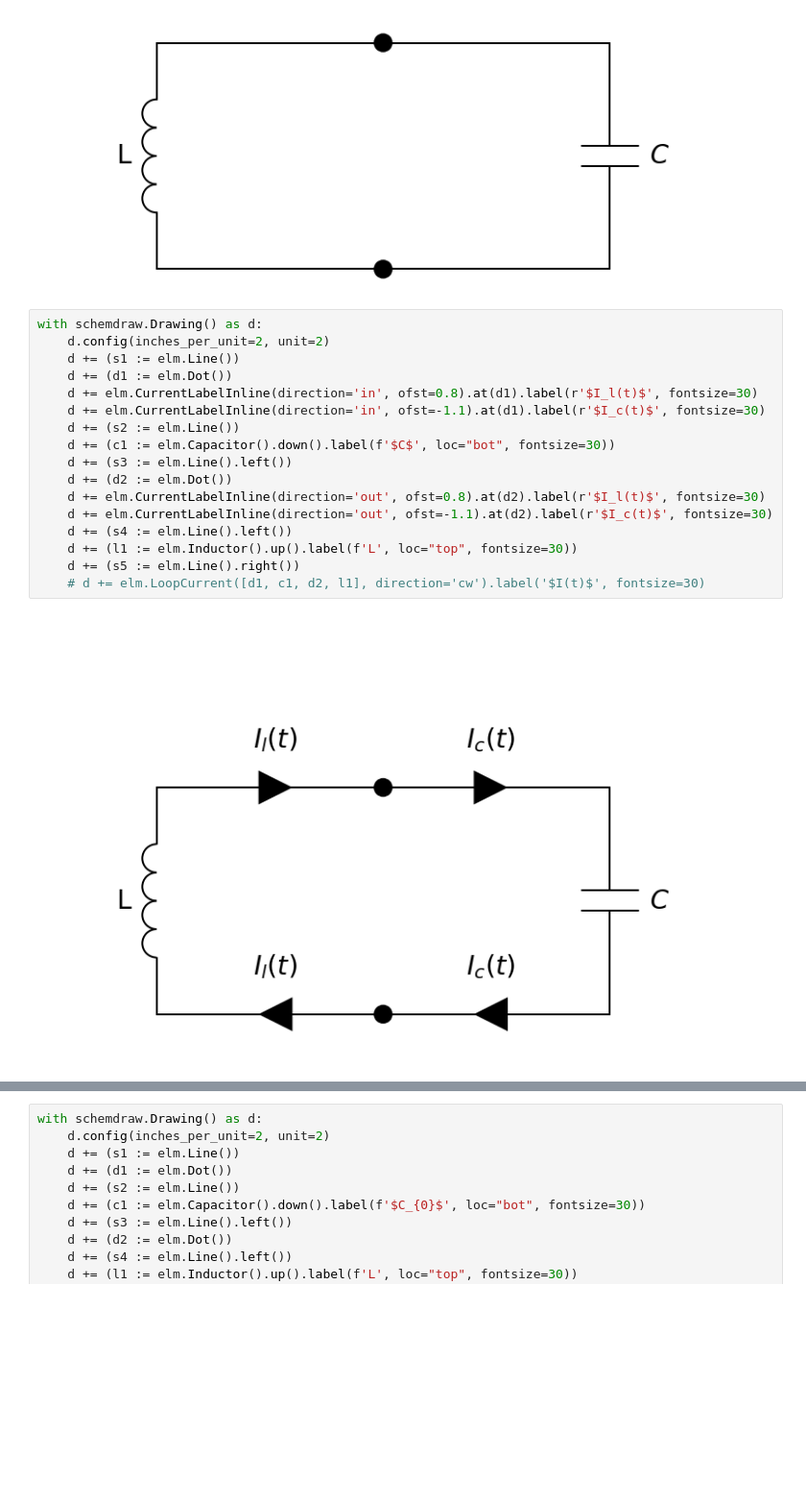
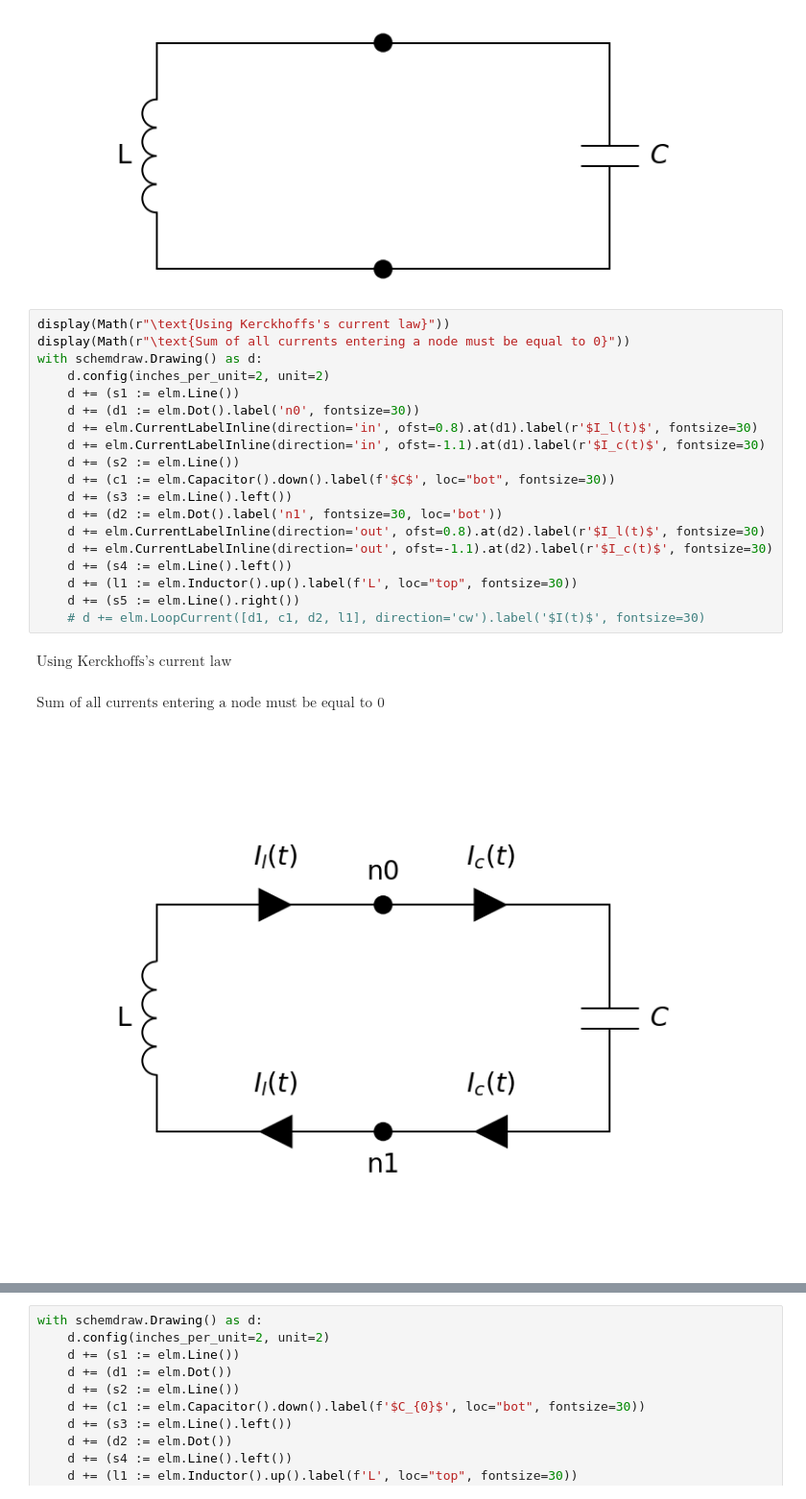
Before and after one commit to Sultan-Miscellaneous/LC_Interactive, a Jupyter notebook: LC_interactive.ipynb, the cells around one changed output, grey strips where cells are left out. Shown at 96% size. Saved outputs shown, nothing was run; the diff lists cells and outputs as text; blank space fills up the shorter version.

```diff
--- a/LC_interactive.ipynb
+++ b/LC_interactive.ipynb
@@ -47,24 +47,28 @@ with schemdraw.Drawing() as d:
 # %% [output]
 [figure]
 # %%
+display(Math(r"\text{Using Kerckhoffs's current law}"))
+display(Math(r"\text{Sum of all currents entering a node must be equal to 0}"))
 with schemdraw.Drawing() as d:
     d.config(inches_per_unit=2, unit=2)
     d += (s1 := elm.Line())
-    d += (d1 := elm.Dot())
+    d += (d1 := elm.Dot().label('n0', fontsize=30))
     d += elm.CurrentLabelInline(direction='in', ofst=0.8).at(d1).label(r'$I_l(t)$', fontsize=30)
     d += elm.CurrentLabelInline(direction='in', ofst=-1.1).at(d1).label(r'$I_c(t)$', fontsize=30)
     d += (s2 := elm.Line())
     d += (c1 := elm.Capacitor().down().label(f'$C$', loc="bot", fontsize=30))
     d += (s3 := elm.Line().left())
-    d += (d2 := elm.Dot())
+    d += (d2 := elm.Dot().label('n1', fontsize=30, loc='bot'))
     d += elm.CurrentLabelInline(direction='out', ofst=0.8).at(d2).label(r'$I_l(t)$', fontsize=30)
     d += elm.CurrentLabelInline(direction='out', ofst=-1.1).at(d2).label(r'$I_c(t)$', fontsize=30)
     d += (s4 := elm.Line().left())
     d += (l1 := elm.Inductor().up().label(f'L', loc="top", fontsize=30))
     d += (s5 := elm.Line().right())
     # d += elm.LoopCurrent([d1, c1, d2, l1], direction='cw').label('$I(t)$', fontsize=30)
 # %% [output]
+$\displaystyle \text{Using Kerckhoffs's current law}$
+$\displaystyle \text{Sum of all currents entering a node must be equal to 0}$
-[figure, old version]
+[figure, new version]
 # %%
 with schemdraw.Drawing() as d:
     d.config(inches_per_unit=2, unit=2)
```
Also changed, not shown: parts of 5 cells of this notebook.
